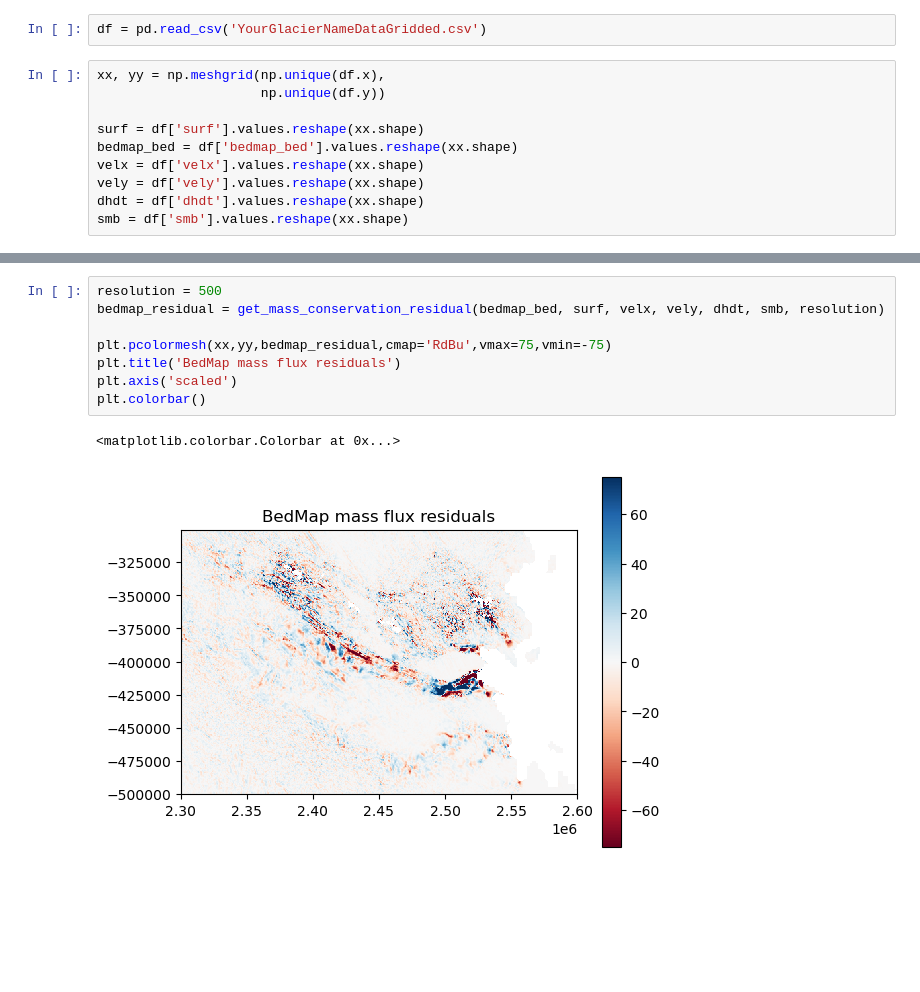
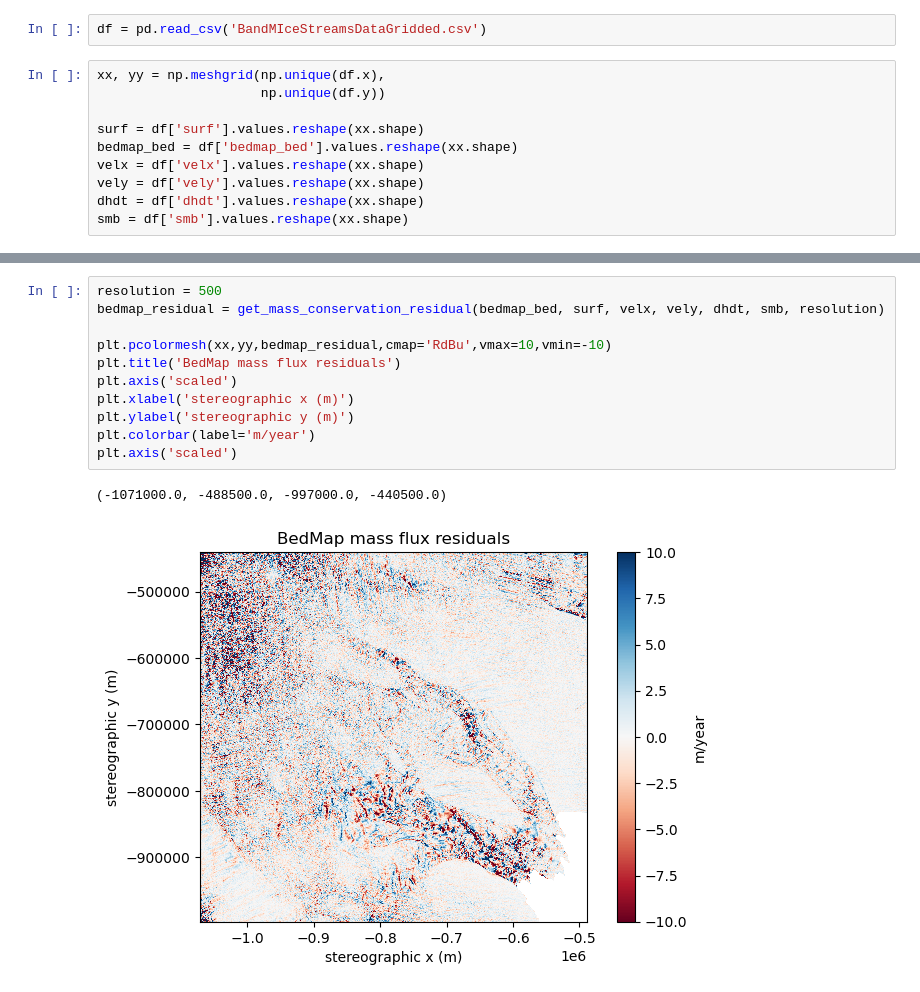
Before and after one commit to tylerrleee/MonteCarloMarkovChain, a Jupyter notebook: Lab2_IceFluxDivergence.ipynb, the cells around one changed output, grey strips where cells are left out. Cells and saved outputs as stored; diff of their text form; blank space fills up the shorter version.

```diff
--- a/Lab2_IceFluxDivergence.ipynb
+++ b/Lab2_IceFluxDivergence.ipynb
@@ -86,5 +165,5 @@ Answer:
 # %%
-df = pd.read_csv('YourGlacierNameDataGridded.csv')
+df = pd.read_csv('BandMIceStreamsDataGridded.csv')
 # %%
 xx, yy = np.meshgrid(np.unique(df.x),
                      np.unique(df.y))
@@ -106,12 +185,15 @@ plt.colorbar()
 # %%
 resolution = 500
 bedmap_residual = get_mass_conservation_residual(bedmap_bed, surf, velx, vely, dhdt, smb, resolution)
 
-plt.pcolormesh(xx,yy,bedmap_residual,cmap='RdBu',vmax=75,vmin=-75)
+plt.pcolormesh(xx,yy,bedmap_residual,cmap='RdBu',vmax=10,vmin=-10)
 plt.title('BedMap mass flux residuals')
 plt.axis('scaled')
-plt.colorbar()
+plt.xlabel('stereographic x (m)')
+plt.ylabel('stereographic y (m)')
+plt.colorbar(label='m/year')
+plt.axis('scaled')
 # %% [output]
-<matplotlib.colorbar.Colorbar at 0x...>
+(-1071000.0, -488500.0, -997000.0, -440500.0)
-[figure, old version]
+[figure, new version]
 # %%
```
Also changed, not shown: parts of 14 cells of this notebook, 1 other file.
